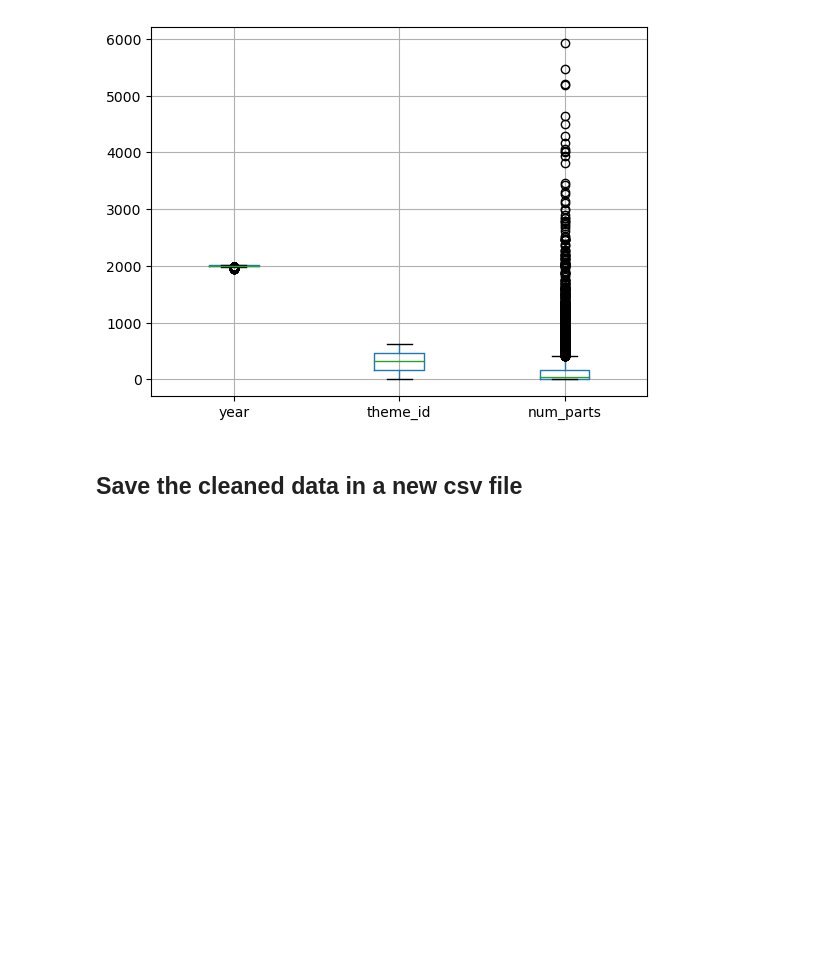
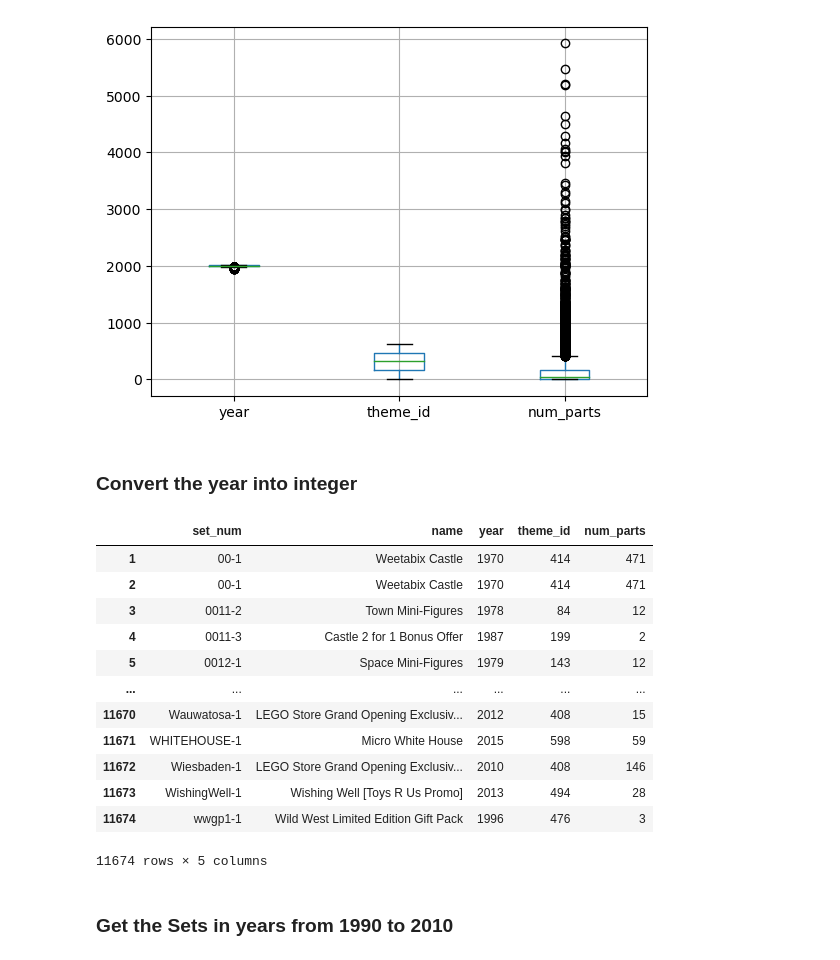
Before and after one commit to YoussefMohamed20069/deci-12, a Jupyter notebook: main.ipynb, the cells around one changed output. Cells and saved outputs as stored; diff of their text form; code cells hidden in the pictures; blank space fills up the shorter version.

```diff
--- a/main.ipynb
+++ b/main.ipynb
@@ -132,7 +132,7 @@ df.boxplot()
 plt.show()
 # %% [output]
 [figure]
-# %% [markdown]
-## Save the cleaned data in a new csv file
+# %% [markdown]
+### Convert the year into integer
 # %%
 df = df.dropna()
@@ -138,0 +143,18 @@ df = df.dropna()
+# %%
+df
+# %% [output]
+|  | set_num | name | year | theme_id | num_parts |
+| 1 | 00-1 | Weetabix Castle | 1970 | 414 | 471 |
+| 2 | 00-1 | Weetabix Castle | 1970 | 414 | 471 |
+| 3 | 0011-2 | Town Mini-Figures | 1978 | 84 | 12 |
+| 4 | 0011-3 | Castle 2 for 1 Bonus Offer | 1987 | 199 | 2 |
+| 5 | 0012-1 | Space Mini-Figures | 1979 | 143 | 12 |
+| ... | ... | ... | ... | ... | ... |
+| 11670 | Wauwatosa-1 | LEGO Store Grand Opening Exclusiv... | 2012 | 408 | 15 |
+| 11671 | WHITEHOUSE-1 | Micro White House | 2015 | 598 | 59 |
+| 11672 | Wiesbaden-1 | LEGO Store Grand Opening Exclusiv... | 2010 | 408 | 146 |
+| 11673 | WishingWell-1 | Wishing Well [Toys R Us Promo] | 2013 | 494 | 28 |
+| 11674 | wwgp1-1 | Wild West Limited Edition Gift Pack | 1996 | 476 | 3 |
+11674 rows × 5 columns
+# %% [markdown]
+### Get the Sets in years from 1990 to 2010
```
Also changed, not shown: parts of 6 cells of this notebook, 1 other file.
